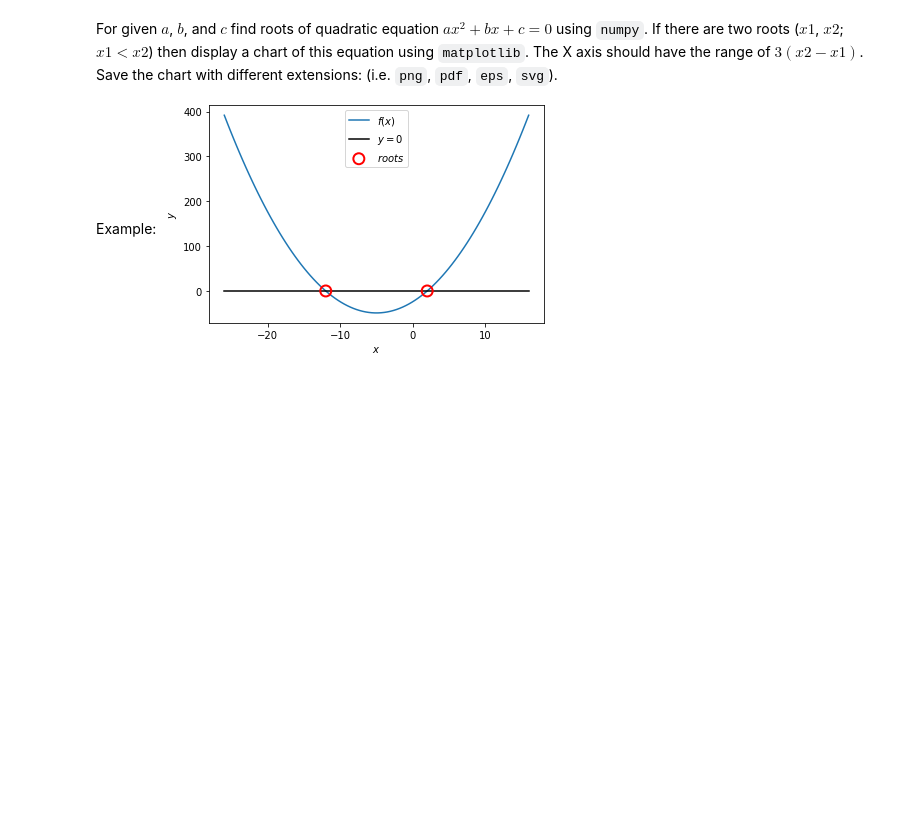
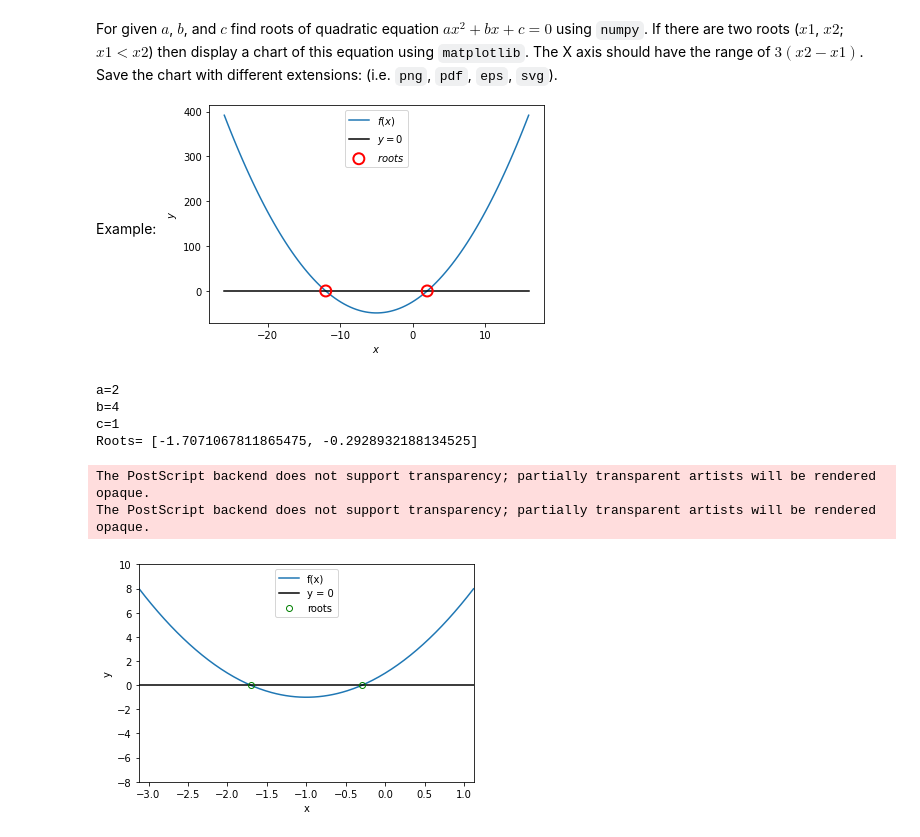
Before and after one commit to RaccOOn122/Script_programming, a Jupyter notebook: sp_04/Laboratory 03.ipynb, the cells around one changed output. Saved outputs shown, nothing was run; the diff lists cells and outputs as text; code cells hidden in the pictures; blank space fills up the shorter version.

```diff
--- a/sp_04/Laboratory 03.ipynb
+++ b/sp_04/Laboratory 03.ipynb
@@ -166,0 +175,43 @@ Example:
+# %%
+import numpy as np
+import matplotlib.pyplot as plt
+a=float(input('a='))
+b=float(input('b='))
+c=float(input('c='))
+
+def fun(value):
+    value=np.array(value)
+    return a*(value*value)+b*value+c
+
+roots=np.roots([a,b,c]).tolist()
+roots=sorted(roots)
+print('Roots= '+str(roots))
+
+x_min=roots[0]-(roots[1]-roots[0])
+x_max=roots[1]+(roots[1]-roots[0])
+
+x=np.arange(x_min, x_max, 0.02)
+y=fun(x)
+y_0=[0]*len(x)
+y_roots=fun(roots)
+
+plt.plot(x, y, label='f(x)')
+plt.plot(x, y_0, 'k', label='y = 0')
+plt.plot(roots, y_roots,'go', mfc='none', label='roots')
+plt.axis([x_min, x_max,-8, 10])
+plt.xlabel('x')
+plt.ylabel('y')
+plt.legend(loc='upper center')
+
+#plt.savefig('plot_png.png')
+#plt.savefig('plot_pdf.pdf')
+#plt.savefig('plot_eps.eps')
+#plt.savefig('plot_svg.svg')
+# %% [output]
+a=2
+b=4
+c=1
+Roots= [-1.7071067811865475, -0.2928932188134525]
+The PostScript backend does not support transparency; partially transparent artists will be rendered opaque.
+The PostScript backend does not support transparency; partially transparent artists will be rendered opaque.
+[figure, added]
```
Also changed, not shown: parts of 14 cells of this notebook, 15 other files.
